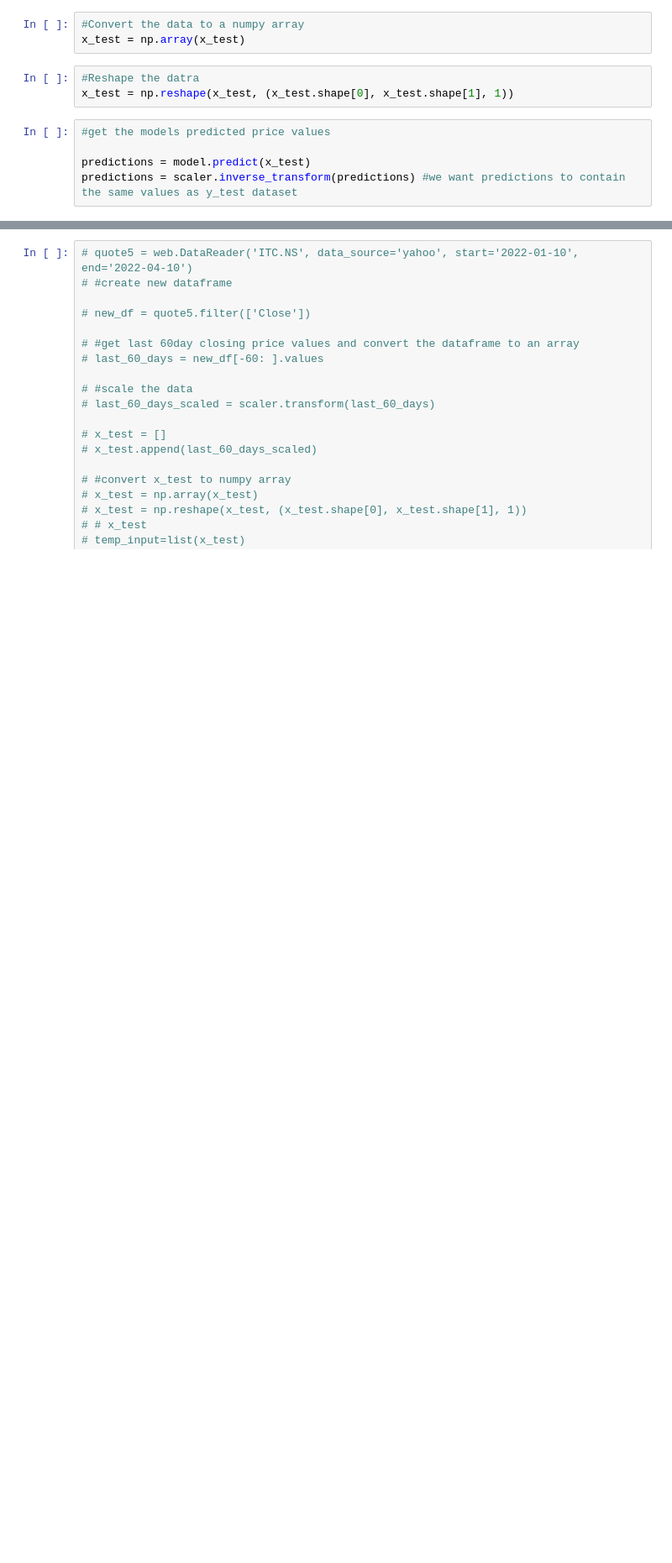
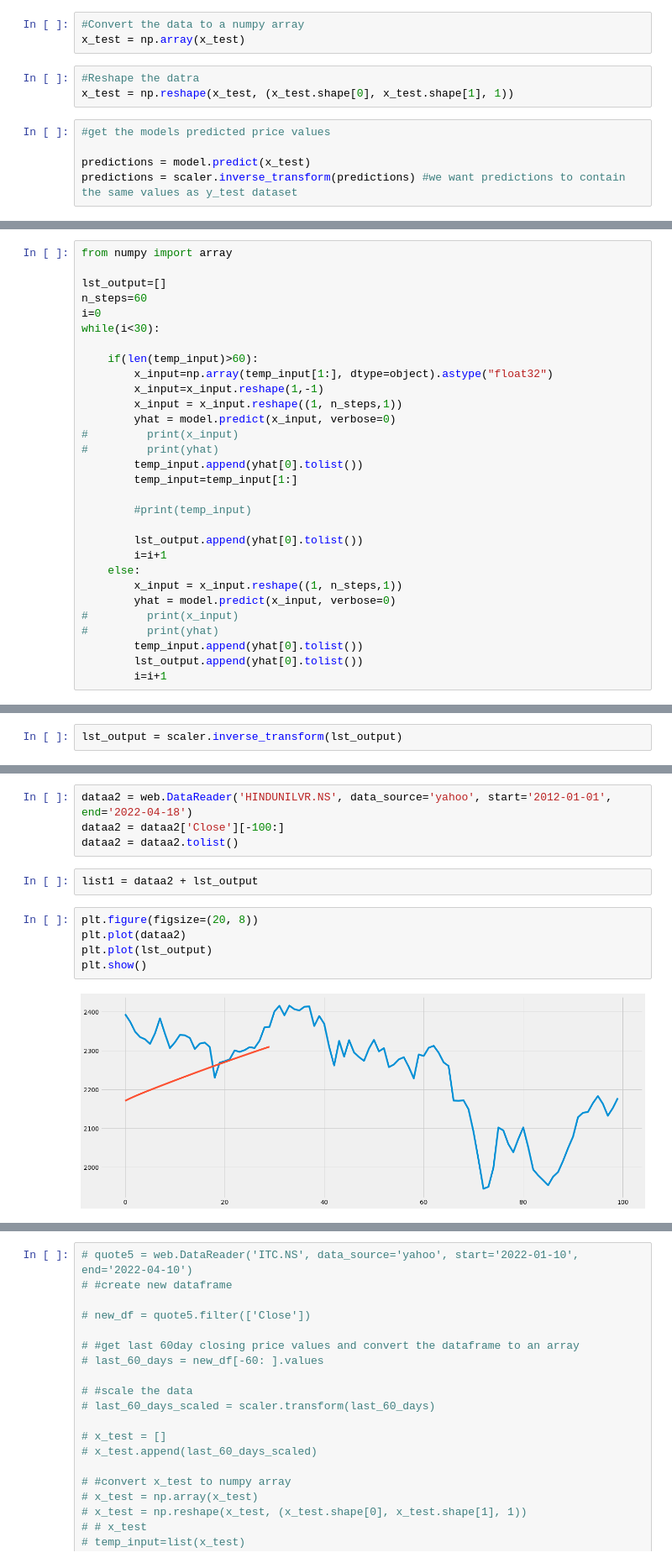
Before and after one commit to Shashank-Karna/Stock_Prediction, a Jupyter notebook: stock_prediction.ipynb, the cells around one changed output, grey strips where cells are left out. Shown: that part at 84% size. Cells and saved outputs as stored; diff of their text form; blank space fills up the shorter version.

```diff
--- a/stock_prediction.ipynb
+++ b/stock_prediction.ipynb
@@ -208,0 +268,30 @@ Name: Close, dtype: float64
+# %%
+from numpy import array
+
+lst_output=[]
+n_steps=60
+i=0
+while(i<30):
+
+    if(len(temp_input)>60):
+        x_input=np.array(temp_input[1:], dtype=object).astype("float32")
+        x_input=x_input.reshape(1,-1)
+        x_input = x_input.reshape((1, n_steps,1))
+        yhat = model.predict(x_input, verbose=0)
+#         print(x_input)
+#         print(yhat)
+        temp_input.append(yhat[0].tolist())
+        temp_input=temp_input[1:]
+
+        #print(temp_input)
+
+        lst_output.append(yhat[0].tolist())
+        i=i+1
+    else:
+        x_input = x_input.reshape((1, n_steps,1))
+        yhat = model.predict(x_input, verbose=0)
+#         print(x_input)
+#         print(yhat)
+        temp_input.append(yhat[0].tolist())
+        lst_output.append(yhat[0].tolist())
+        i=i+1
@@ -208,0 +318,2 @@ Name: Close, dtype: float64
+# %%
+lst_output = scaler.inverse_transform(lst_output)
@@ -208,0 +362,13 @@ Name: Close, dtype: float64
+# %%
+dataa2 = web.DataReader('HINDUNILVR.NS', data_source='yahoo', start='2012-01-01', end='2022-04-18')
+dataa2 = dataa2['Close'][-100:]
+dataa2 = dataa2.tolist()
+# %%
+list1 = dataa2 + lst_output
+# %%
+plt.figure(figsize=(20, 8))
+plt.plot(dataa2)
+plt.plot(lst_output)
+plt.show()
+# %% [output]
+[figure, added]
```
Also changed, not shown: parts of 22 cells of this notebook, 1 other file.
